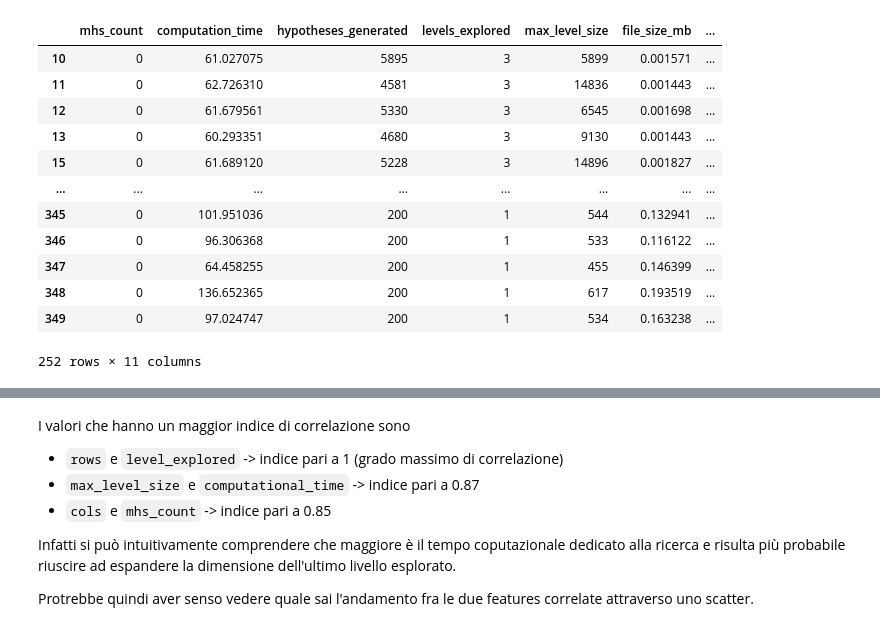
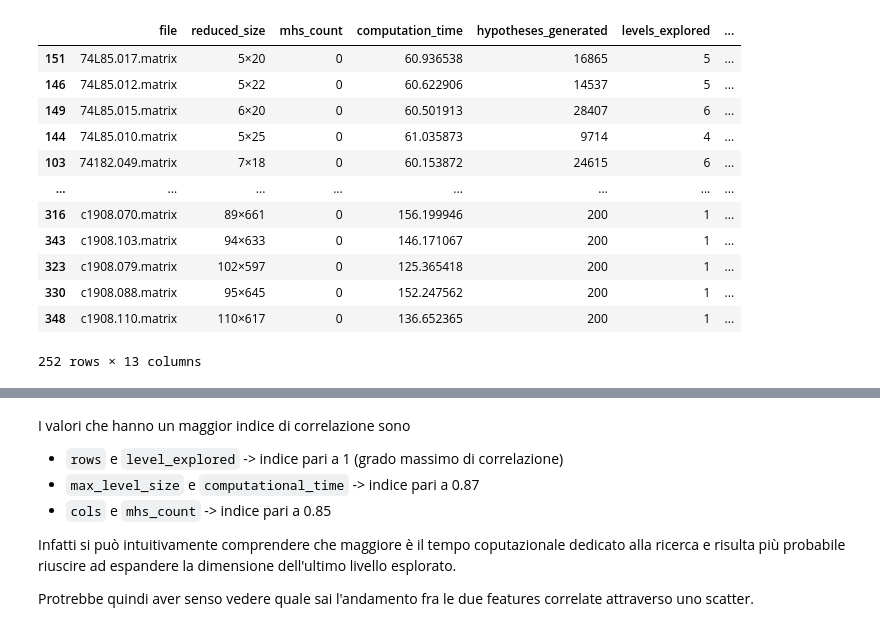
Before and after one commit to MargheritaNava/ElaboratoAlgoritmi, a Jupyter notebook: results/plot.ipynb, the cells around one changed output, grey strips where cells are left out. Drawn from its saved outputs; the diff is of its cells as text; code cells hidden in the pictures.

```diff
--- a/results/plot.ipynb
+++ b/results/plot.ipynb
@@ -34,7 +17,7 @@ def parse_reduced_size(s):
         return pd.Series({'rows': 0, 'cols': 0, 'size': 0})
 
 df = pd.concat([df, df['reduced_size'].apply(parse_reduced_size)], axis=1)
-df = df.drop(columns=['reduced_size']+['file'])
+# df = df.drop(columns=['reduced_size']+['file'])
 
 df['sol_found'] = df['mhs_count'] > 0
 
@@ -45,6 +28,11 @@ df_comparison
 fig = px.scatter_matrix(df_comparison,
     dimensions=["rows", "cols", "size", "ones_count","computation_time", "hypotheses_generated", "levels_explored", "max_level_size", "file_size_mb"],
     color="sol_found",
+    symbol='sol_found',
     height = 1600)
-
+fig.update_traces(diagonal_visible=False) # non ha senso mostrare una variabile rispetto a sè stessa
 fig.show()
+df_failed = df.copy()
+indices_to_drop = df_failed[df_failed['timeout'] != True].index
+df_failed = df_failed.drop(indices_to_drop)
+df_failed.sort_values(by='size')
@@ -87,16 +117,36 @@ df
 # %%
+df_failed.sort_values(by='size', ascending=True, inplace=True)
 df_failed
+
+fig = px.scatter(
+    df_failed,
+    x='size',
+    y='computation_time',
+    color='max_level_size',
+    # size='levels_explored',
+    hover_data=['rows', 'levels_explored'],
+    title='Distribuzione dei tempi di computazione in funzione della dimensione della matrice e dei livelli esplorati sulle istanze non risolte',
+    labels={'levels_explored': 'Livelli esplorati', 'computation_time': 'Tempo di computazione (s)', 'size': 'Dimensione della matrice', 'max_level_size': 'Massima ampiezza'},
+    marginal_x="violin",
+    marginal_y="violin",
+    height=1100,
+    width=1600
+)
+
+fig.show()
+
+df_failed
 # %% [output]
-|  | mhs_count | computation_time | hypotheses_generated | levels_explored | max_level_size | file_size_mb | ... |
-| 10 | 0 | 61.027075 | 5895 | 3 | 5899 | 0.001571 | ... |
-| 11 | 0 | 62.726310 | 4581 | 3 | 14836 | 0.001443 | ... |
-| 12 | 0 | 61.679561 | 5330 | 3 | 6545 | 0.001698 | ... |
-| 13 | 0 | 60.293351 | 4680 | 3 | 9130 | 0.001443 | ... |
-| 15 | 0 | 61.689120 | 5228 | 3 | 14896 | 0.001827 | ... |
+|  | file | reduced_size | mhs_count | computation_time | hypotheses_generated | levels_explored | ... |
+| 151 | 74L85.017.matrix | 5×20 | 0 | 60.936538 | 16865 | 5 | ... |
+| 146 | 74L85.012.matrix | 5×22 | 0 | 60.622906 | 14537 | 5 | ... |
+| 149 | 74L85.015.matrix | 6×20 | 0 | 60.501913 | 28407 | 6 | ... |
+| 144 | 74L85.010.matrix | 5×25 | 0 | 61.035873 | 9714 | 4 | ... |
+| 103 | 74182.049.matrix | 7×18 | 0 | 60.153872 | 24615 | 6 | ... |
 | ... | ... | ... | ... | ... | ... | ... | ... |
-| 345 | 0 | 101.951036 | 200 | 1 | 544 | 0.132941 | ... |
-| 346 | 0 | 96.306368 | 200 | 1 | 533 | 0.116122 | ... |
-| 347 | 0 | 64.458255 | 200 | 1 | 455 | 0.146399 | ... |
-| 348 | 0 | 136.652365 | 200 | 1 | 617 | 0.193519 | ... |
-| 349 | 0 | 97.024747 | 200 | 1 | 534 | 0.163238 | ... |
+| 316 | c1908.070.matrix | 89×661 | 0 | 156.199946 | 200 | 1 | ... |
+| 343 | c1908.103.matrix | 94×633 | 0 | 146.171067 | 200 | 1 | ... |
+| 323 | c1908.079.matrix | 102×597 | 0 | 125.365418 | 200 | 1 | ... |
+| 330 | c1908.088.matrix | 95×645 | 0 | 152.247562 | 200 | 1 | ... |
+| 348 | c1908.110.matrix | 110×617 | 0 | 136.652365 | 200 | 1 | ... |
-252 rows × 11 columns
+252 rows × 13 columns
```
Also changed, not shown: parts of 24 cells of this notebook.
